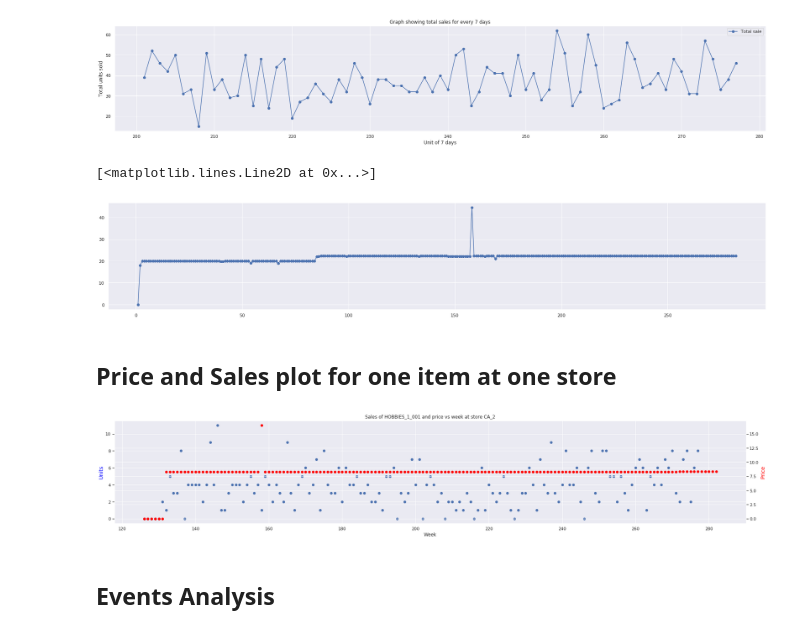
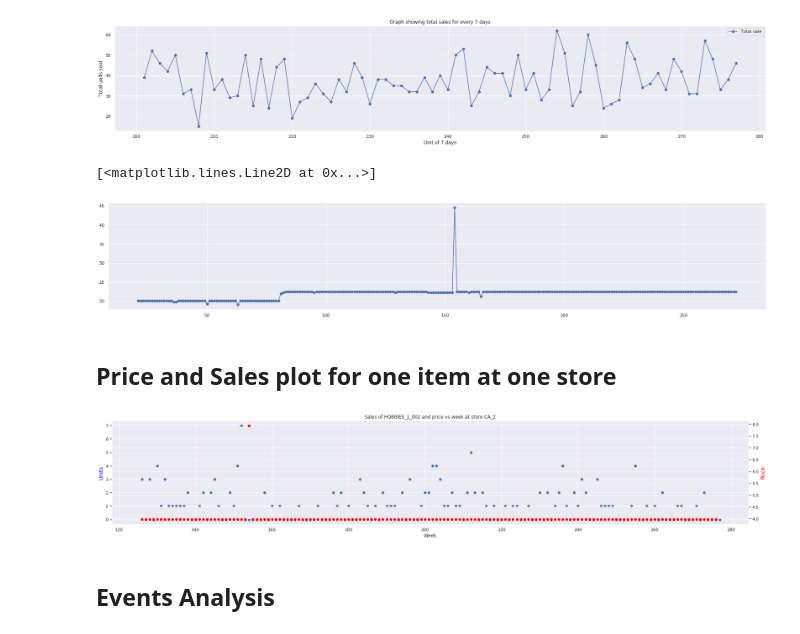
Before and after one commit to Rohan-Agarwal-Developer/walmart-sales-predictions, a Jupyter notebook: visualizations.ipynb, the cells around one changed output. Drawn from its saved outputs; the diff is of its cells as text; code cells hidden in the pictures.

Commit message:
Bug fixes in selling price

```diff
--- a/visualizations.ipynb
+++ b/visualizations.ipynb
@@ -119,7 +119,7 @@ def get_sell_plot(rows):
     price_plot_x, price_plot_y = range(1,283), [0] * 282
     for index, row in rows.iterrows():
         yr, wk = int(str(row['wm_yr_wk'])[1:3]), int(str(row['wm_yr_wk'])[3:])
-        price_plot_y[52 * (yr - 11) + wk] = row['sell_price'] + price_plot_y[52 * (yr - 11) + wk]
+        price_plot_y[52 * (yr - 11) + wk - 4] = row['sell_price'] + price_plot_y[52 * (yr - 11) + wk - 4]
     return price_plot_x, price_plot_y
 # %%
 item_id = 'FOODS_1_001'
@@ -182,41 +182,42 @@ plt.show()
 [figure]
 # %%
 selling_price = sell_prices[(sell_prices['item_id'] == item_id)].reset_index(drop=True)
-price_plot_x, price_plot_y = range(1,283), [0] * 282
-for index, row in selling_price.iterrows():
-    yr, wk = int(str(row['wm_yr_wk'])[1:3]), int(str(row['wm_yr_wk'])[3:])
-    price_plot_y[52 * (yr - 11) + wk] = row['sell_price'] + price_plot_y[52 * (yr - 11) + wk]
+price_plot_x, price_plot_y = get_sell_plot(selling_price)
+# for index, row in selling_price.iterrows():
+#     yr, wk = int(str(row['wm_yr_wk'])[1:3]), int(str(row['wm_yr_wk'])[3:])
+#     price_plot_y[52 * (yr - 11) + wk - 4] = row['sell_price'] + price_plot_y[52 * (yr - 11) + wk - 4]
 plt.figure(figsize=(30, 5))
-plt.plot(price_plot_x[0:], price_plot_y[0:], marker='o')
+plt.plot(price_plot_x[20:-10], price_plot_y[20:-10], marker='o')
 # %% [output]
 [<matplotlib.lines.Line2D at 0x...>]
-[figure, old version]
+[figure, new version]
 # %% [markdown]
 ## Price and Sales plot for one item at one store
 # %%
 store_id = 'CA_2'
-item_id = 'HOBBIES_1_001'
+item_id = 'HOBBIES_1_002'
 start = 125
+end = -6
 
 sp_x, sp_y = get_sell_plot(sell_prices[(sell_prices['item_id'] == item_id) & (sell_prices['store_id'] == store_id)])
 items_sold = data[(data['item_id'] == item_id) & (data['store_id'] == store_id)]
 x, y = sales_in_range(items_sold[items_sold.columns[6:]].to_numpy()[0], 7)
 
 fig, ax = plt.subplots()
 fig.set_figheight(5)
 fig.set_figwidth(30)
 
 ax.set_ylabel("Units",color="blue",fontsize=14)
 ax2=ax.twinx()
 
 ax.scatter(x[start:], y[start:])
-ax2.scatter(sp_x[start:], sp_y[start:], color='red')
+ax2.scatter(sp_x[start:end], sp_y[start:end], color='red')
 ax2.set_ylabel("Price",color="red",fontsize=14)
 ax.set_xlabel('Week')
 ax.set_title(f'Sales of {item_id} and price vs week at store {store_id}')
 plt.show()
 # %% [output]
-[figure, old version]
+[figure, new version]
 # %% [markdown]
 ## Events Analysis
 # %%
```
Also changed, not shown: parts of 1 cell of this notebook, 2 other files.
